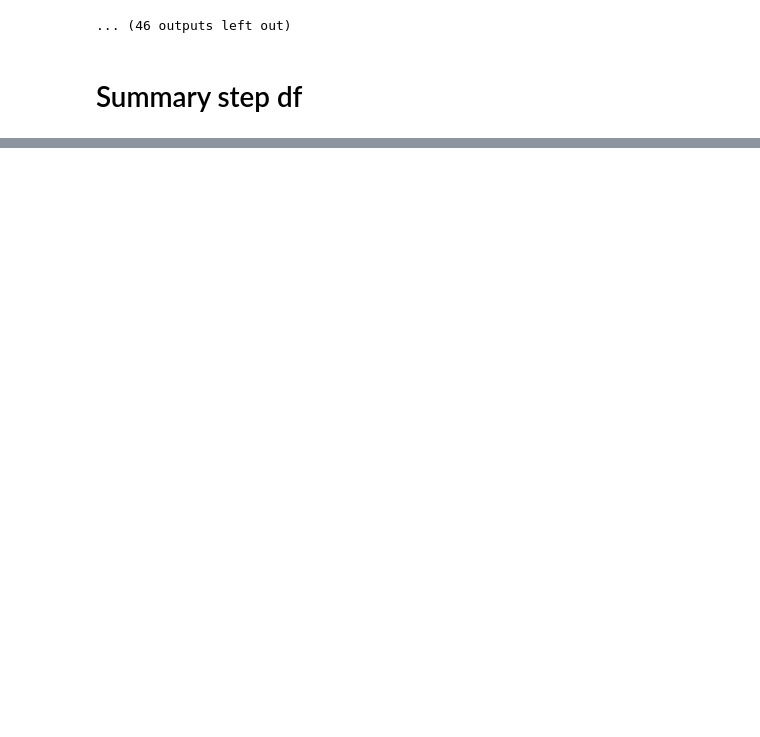
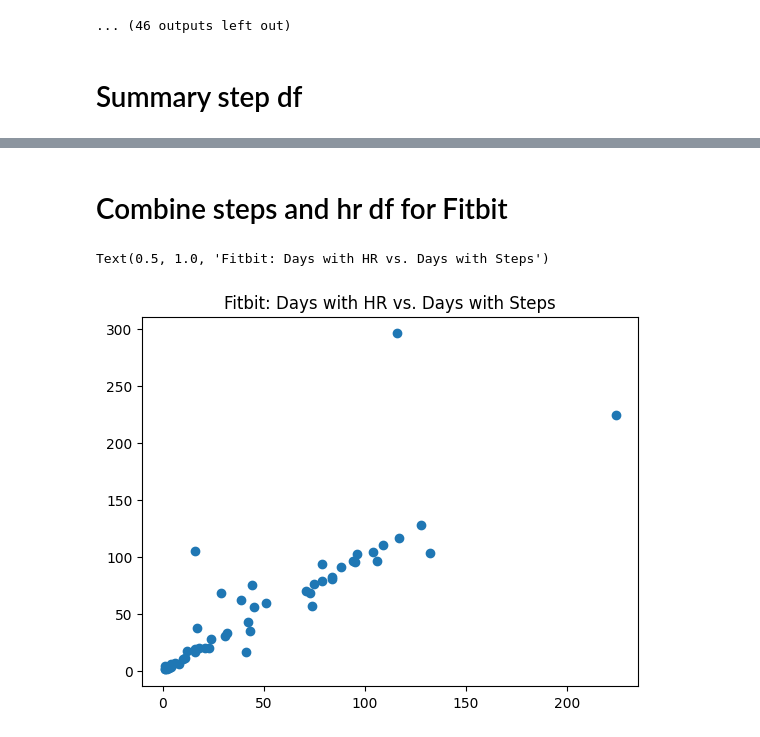
Before and after one commit to cmcginity/hiit-vs-mict, a Jupyter notebook: src/py/notebooks/Fitbit_Steps_Analysis.ipynb, the cells around one changed output, grey strips where cells are left out. Drawn from its saved outputs; the diff is of its cells as text; code cells hidden in the pictures; blank space fills up the shorter version.

```diff
--- a/src/py/notebooks/Fitbit_Steps_Analysis.ipynb
+++ b/src/py/notebooks/Fitbit_Steps_Analysis.ipynb
@@ -295,0 +367,34 @@ Passing `palette` without assigning `hue` is deprecated and will be removed in v
+# %%
+# Get summary df of HR
+
+all_data = pd.DataFrame()  # Initialize an empty DataFrame
+
+for participant in sorted_filenames:
+    step_path = f"/Users/aubreykr/Google Drive/Shared drives/HIIT and Endurance Study/Data/data/myphd/_processed/hr/WearableFitbit-Fitbit/{participant}_hr_WearableFitbit_Fitbit.csv"
+    step_df = pd.read_csv(step_path)
+
+    # Recode enrollment status
+    step_df['enrollment_status']=step_df['enrollment_status'].replace({4: "On-going Randomized", 5: 'Completed', 6: 'Withdrawn', 7: 'Lost to Follow-Up'})
+    step_df['randomization_group']=step_df['randomization_group'].replace({1: "HIIT", 2: "MICT", 3: "Control"})
+
+    # Get metrics for ppt
+    num_days = len(step_df['start_date'].unique())
+    enroll = step_df['enrollment_status'][1]
+    ex_group = step_df['randomization_group'][1]
+
+    # Calculate num steps per day (group by start_date, sum the values for each start_date)
+
+    metrics_df = pd.DataFrame({
+            'participant': [participant],
+            'enrollment_status': [enroll],
+            'randomization_group': [ex_group],
+            'num_hr_days': [num_days],
+        })
+    all_data = pd.concat([all_data, metrics_df], ignore_index=True)
+
+
+hr_df = all_data
+hr_df.sort_values(by='num_hr_days')
+print(hr_df.groupby('randomization_group')['num_hr_days'].mean())
+
+hr_df.to_csv('/Users/aubreykr/Desktop/Fitbit_HR_Days.csv', index=False)
@@ -295,0 +407,5 @@ Passing `palette` without assigning `hue` is deprecated and will be removed in v
+# %%
+hr_df.sort_values('num_hr_days', ascending=False)
+st_df.sort_values('num_ST_days', ascending=False)
+df = pd.merge(hr_df, st_df, on=['participant', 'enrollment_status', 'randomization_group'])
+df
@@ -295,0 +430,11 @@ Passing `palette` without assigning `hue` is deprecated and will be removed in v
+# %% [markdown]
+# Combine steps and hr df for Fitbit
+# %%
+df = df.sort_values('num_hr_days', ascending=False)
+df.to_csv('/Users/aubreykr/Desktop/Fitbit_Days.csv', index=False)
+# %%
+plt.scatter(x=df['num_hr_days'], y=df['num_ST_days'])
+plt.title("Fitbit: Days with HR vs. Days with Steps")
+# %% [output]
+Text(0.5, 1.0, 'Fitbit: Days with HR vs. Days with Steps')
+[figure, added]
```
Also changed, not shown: parts of 16 cells of this notebook.
